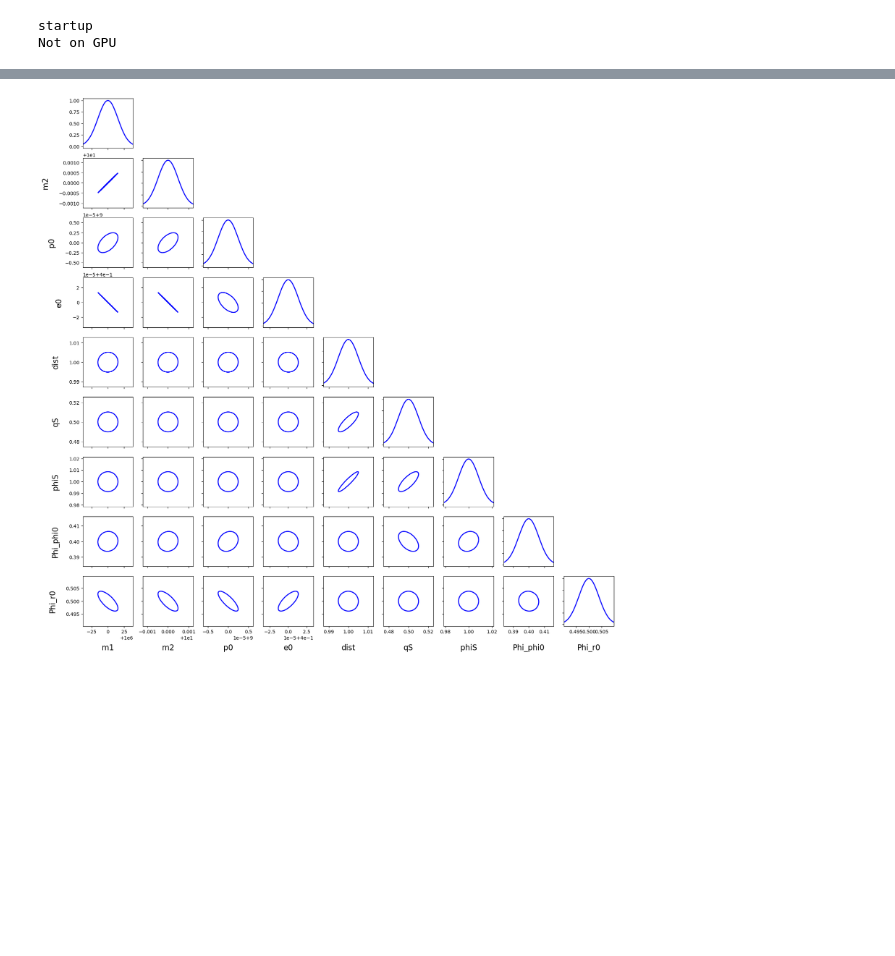
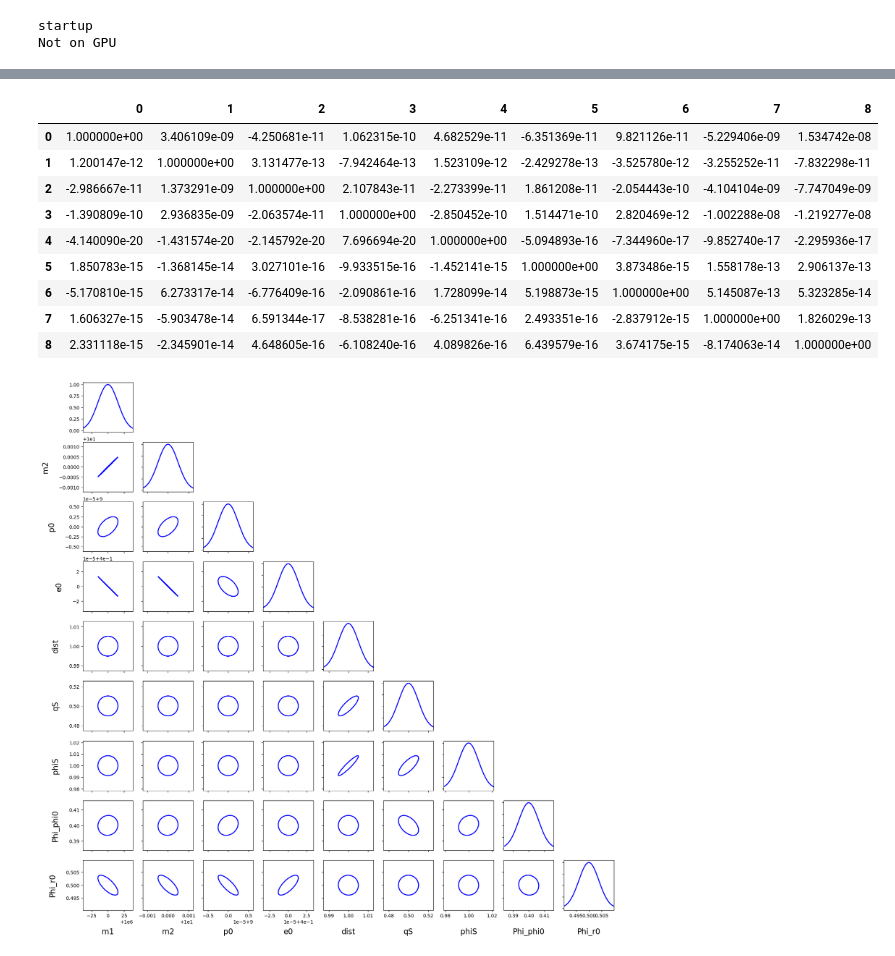
Before and after one commit to rishavrste/SuperKludge_r, a Jupyter notebook: Super_Kludge_Deviation_Example/fisher_info_matrix_SK.ipynb, the cells around one changed output, grey strips where cells are left out. Cells and saved outputs as stored; diff of their text form; code cells hidden in the pictures; blank space fills up the shorter version.

```diff
--- a/Super_Kludge_Deviation_Example/fisher_info_matrix_SK.ipynb
+++ b/Super_Kludge_Deviation_Example/fisher_info_matrix_SK.ipynb
@@ -219,0 +246,19 @@ Time taken to compute FM is 69.62684988975525 seconds
+# %%
+from stableemrifisher.utils import fishinv
+J = np.eye(len(Fisher))
+J[0,0] = m1
+Fisher_lnM = J.T @ Fisher @ J
+Fisher_lnM_inv = np.linalg.inv(Fisher_lnM)
+Fisher_inv = J.T @ Fisher_lnM_inv @ J
+pd.DataFrame(np.matmul(Fisher_lnM,Fisher_lnM_inv))
+# %% [output]
+|  | 0 | 1 | 2 | 3 | 4 | 5 | 6 | 7 | 8 |
+| 0 | 1.000000e+00 | 3.406109e-09 | -4.250681e-11 | 1.062315e-10 | 4.682529e-11 | -6.351369e-11 | 9.821126e-11 | -5.229406e-09 | 1.534742e-08 |
+| 1 | 1.200147e-12 | 1.000000e+00 | 3.131477e-13 | -7.942464e-13 | 1.523109e-12 | -2.429278e-13 | -3.525780e-12 | -3.255252e-11 | -7.832298e-11 |
+| 2 | -2.986667e-11 | 1.373291e-09 | 1.000000e+00 | 2.107843e-11 | -2.273399e-11 | 1.861208e-11 | -2.054443e-10 | -4.104104e-09 | -7.747049e-09 |
+| 3 | -1.390809e-10 | 2.936835e-09 | -2.063574e-11 | 1.000000e+00 | -2.850452e-10 | 1.514471e-10 | 2.820469e-12 | -1.002288e-08 | -1.219277e-08 |
+| 4 | -4.140090e-20 | -1.431574e-20 | -2.145792e-20 | 7.696694e-20 | 1.000000e+00 | -5.094893e-16 | -7.344960e-17 | -9.852740e-17 | -2.295936e-17 |
+| 5 | 1.850783e-15 | -1.368145e-14 | 3.027101e-16 | -9.933515e-16 | -1.452141e-15 | 1.000000e+00 | 3.873486e-15 | 1.558178e-13 | 2.906137e-13 |
+| 6 | -5.170810e-15 | 6.273317e-14 | -6.776409e-16 | -2.090861e-16 | 1.728099e-14 | 5.198873e-15 | 1.000000e+00 | 5.145087e-13 | 5.323285e-14 |
+| 7 | 1.606327e-15 | -5.903478e-14 | 6.591344e-17 | -8.538281e-16 | -6.251341e-16 | 2.493351e-16 | -2.837912e-15 | 1.000000e+00 | 1.826029e-13 |
+| 8 | 2.331118e-15 | -2.345901e-14 | 4.648605e-16 | -6.108240e-16 | 4.089826e-16 | 6.439579e-16 | 3.674175e-15 | -8.174063e-14 | 1.000000e+00 |
```
Also changed, not shown: parts of 5 cells of this notebook.
